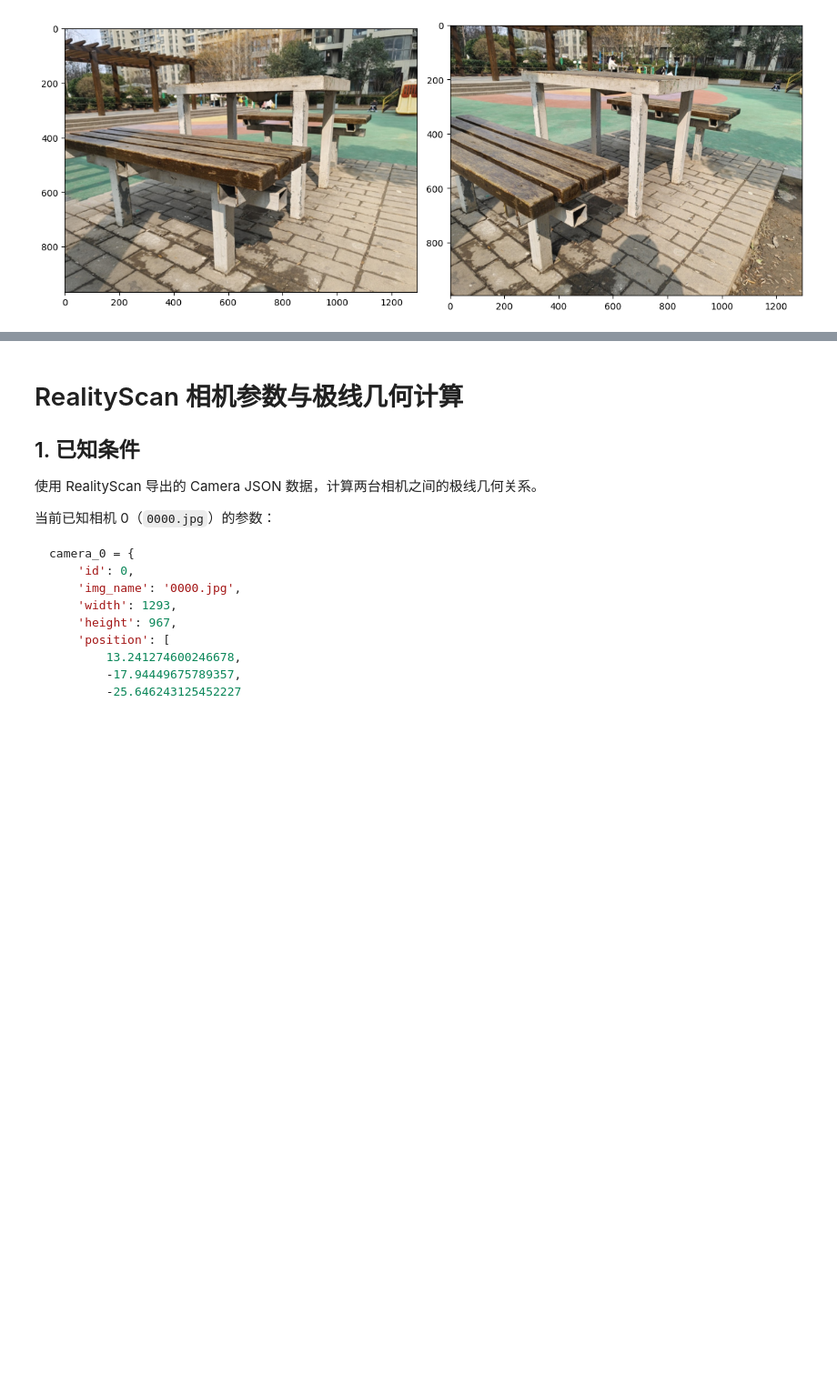
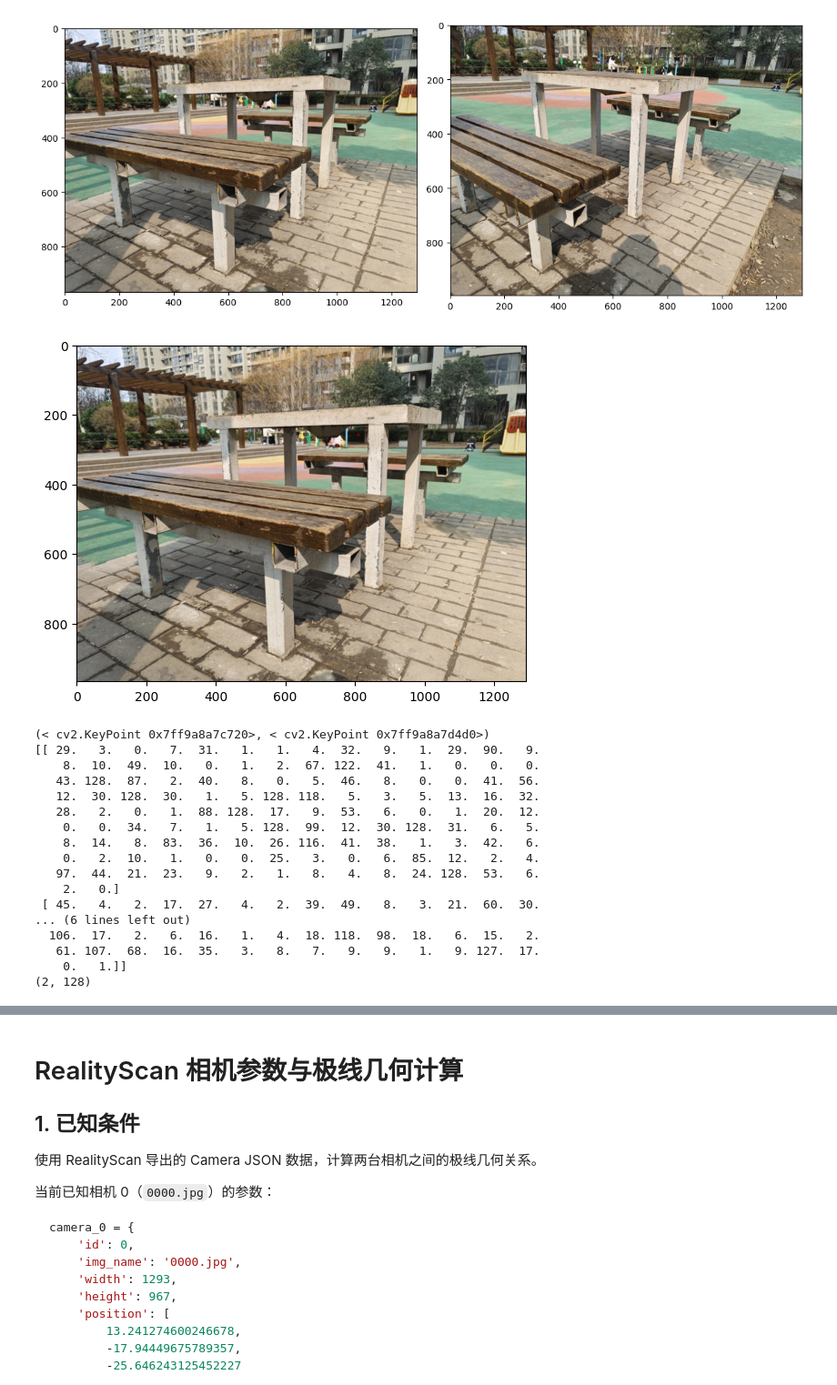
Before and after one commit to guoheidanqq/ayit-eecs442-ps10-OpticalFlowEpipolar, a Jupyter notebook: main_GardenDesk_2026.ipynb, the cells around one changed output, grey strips where cells are left out. Shown at 91% size. Cells and saved outputs as stored; diff of their text form; code cells hidden in the pictures; blank space fills up the shorter version.

Commit message:
sift

```diff
--- a/main_GardenDesk_2026.ipynb
+++ b/main_GardenDesk_2026.ipynb
@@ -17,3 +17,41 @@ plt.tight_layout()
 plt.show()
 # %% [output]
 [figure]
+# %%
+import cv2
+import numpy as np
+import matplotlib.pyplot as plt
+bgr_lakes02 = cv2.imread('./GardenDeskOriginal/images/0000.jpg')
+b,g,r = cv2.split(bgr_lakes02)
+rgb_lakes02 = cv2.merge((r,g,b))
+#rgb_lakes02 = cv2.resize(rgb_lakes02,(0,0),fx=1/8,fy=1/8)
+gray_lakes02 = cv2.cvtColor(rgb_lakes02,cv2.COLOR_RGB2GRAY)
+
+sift_detector = cv2.SIFT_create(nfeatures=2,contrastThreshold=0.1)
+keypoints_lakes02, descriptors_lakes02 = sift_detector.detectAndCompute(gray_lakes02,None)
+keypoints_rgb_lakes02 = cv2.drawKeypoints(rgb_lakes02.copy(),keypoints_lakes02,cv2.DRAW_MATCHES_FLAGS_DRAW_RICH_KEYPOINTS,(255,0,0))
+
+plt.imshow(keypoints_rgb_lakes02)
+plt.show()
+print(keypoints_lakes02)
+print(descriptors_lakes02)
+print(descriptors_lakes02.shape)
+# %% [output]
+[figure, added]
+(< cv2.KeyPoint 0x7ff9a8a7c720>, < cv2.KeyPoint 0x7ff9a8a7d4d0>)
+[[ 29.   3.   0.   7.  31.   1.   1.   4.  32.   9.   1.  29.  90.   9.
+    8.  10.  49.  10.   0.   1.   2.  67. 122.  41.   1.   0.   0.   0.
+   43. 128.  87.   2.  40.   8.   0.   5.  46.   8.   0.   0.  41.  56.
+   12.  30. 128.  30.   1.   5. 128. 118.   5.   3.   5.  13.  16.  32.
+   28.   2.   0.   1.  88. 128.  17.   9.  53.   6.   0.   1.  20.  12.
+    0.   0.  34.   7.   1.   5. 128.  99.  12.  30. 128.  31.   6.   5.
+    8.  14.   8.  83.  36.  10.  26. 116.  41.  38.   1.   3.  42.   6.
+    0.   2.  10.   1.   0.   0.  25.   3.   0.   6.  85.  12.   2.   4.
+   97.  44.  21.  23.   9.   2.   1.   8.   4.   8.  24. 128.  53.   6.
+    2.   0.]
+ [ 45.   4.   2.  17.  27.   4.   2.  39.  49.   8.   3.  21.  60.  30.
+... (6 lines left out)
+  106.  17.   2.   6.  16.   1.   4.  18. 118.  98.  18.   6.  15.   2.
+   61. 107.  68.  16.  35.   3.   8.   7.   9.   9.   1.   9. 127.  17.
+    0.   1.]]
+(2, 128)
```
Also changed, not shown: parts of 9 cells of this notebook, 2 other files.
